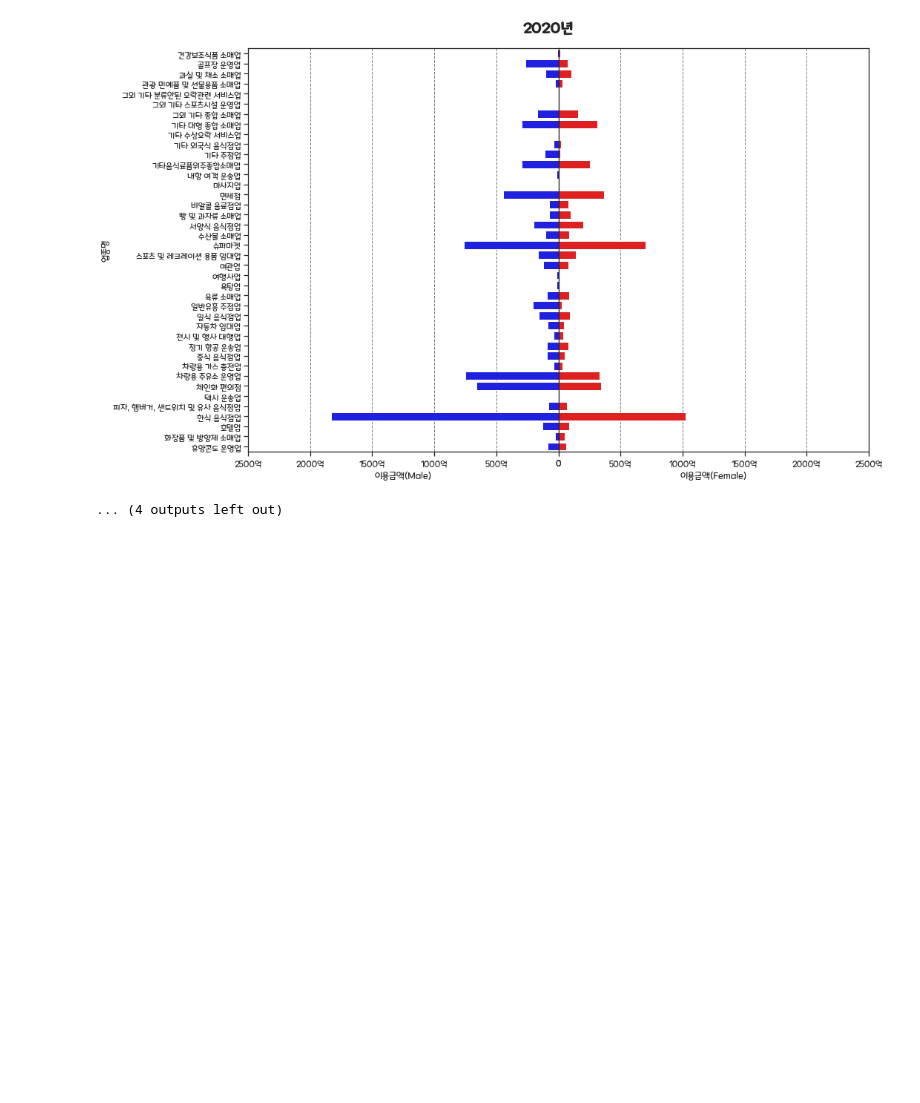
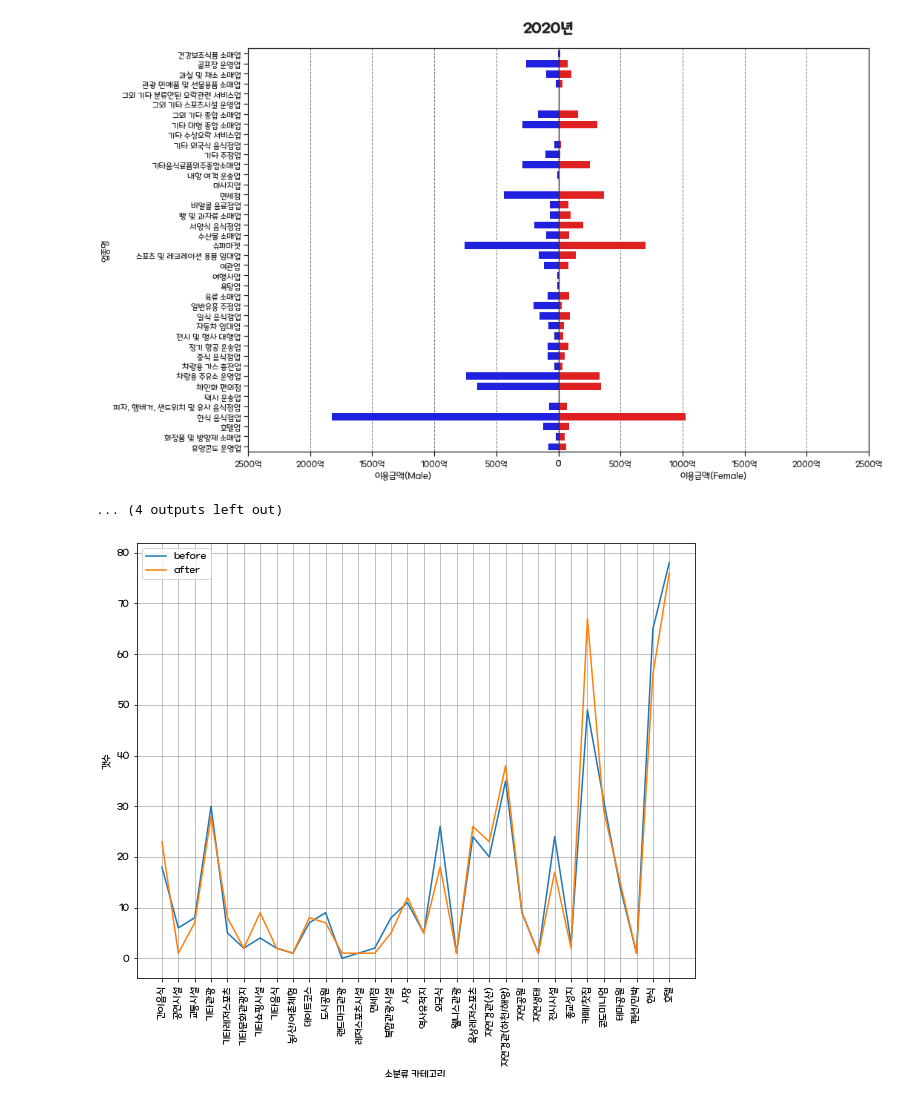
Before and after one commit to jyakler/pythonproject, a Jupyter notebook: category.ipynb, the cells around one changed output. Cells and saved outputs as stored; diff of their text form; code cells hidden in the pictures; blank space fills up the shorter version.

```diff
--- a/category.ipynb
+++ b/category.ipynb
@@ -193,3 +245,32 @@ for a in range(2018,2022):
 <Figure size 1080x720 with 0 Axes>
 [figure]
 ... (4 outputs left out)
+# %%
+bdata=pd.read_csv('data/20182019_지역별 관광지 검색순위.csv',encoding='ANSI')
+adata=pd.read_csv('data/20202021_지역별 관광지 검색순위.csv',encoding='ANSI')
+# %%
+a=adata.groupby('소분류 카테고리').count()
+b=bdata.groupby('소분류 카테고리').count()
+a.reset_index(inplace=True)
+b.reset_index(inplace=True)
+a=a[['소분류 카테고리','순위']]
+b=b[['소분류 카테고리','순위']]
+
+total=pd.merge(a,b,how='outer',on='소분류 카테고리')
+total.columns=['소분류 카테고리','after','before']
+
+total.fillna(0,inplace=True)
+
+total[['after','before']]=total[['after','before']].applymap(int)
+# %%
+matplotlib.rcParams['figure.figsize']=10,8
+g=sns.lineplot(x='소분류 카테고리',y='before',data=total)
+g=sns.lineplot(x='소분류 카테고리',y='after',data=total)
+plt.xticks(rotation=90)
+plt.grid()
+plt.ylabel('갯수')
+plt.legend(('before','after'))
+plt.savefig('graph/검색어.png',bbox_inches='tight')
+plt.show()
+# %% [output]
+[figure, added]
```
Also changed, not shown: parts of 11 cells of this notebook, 2 other files.
